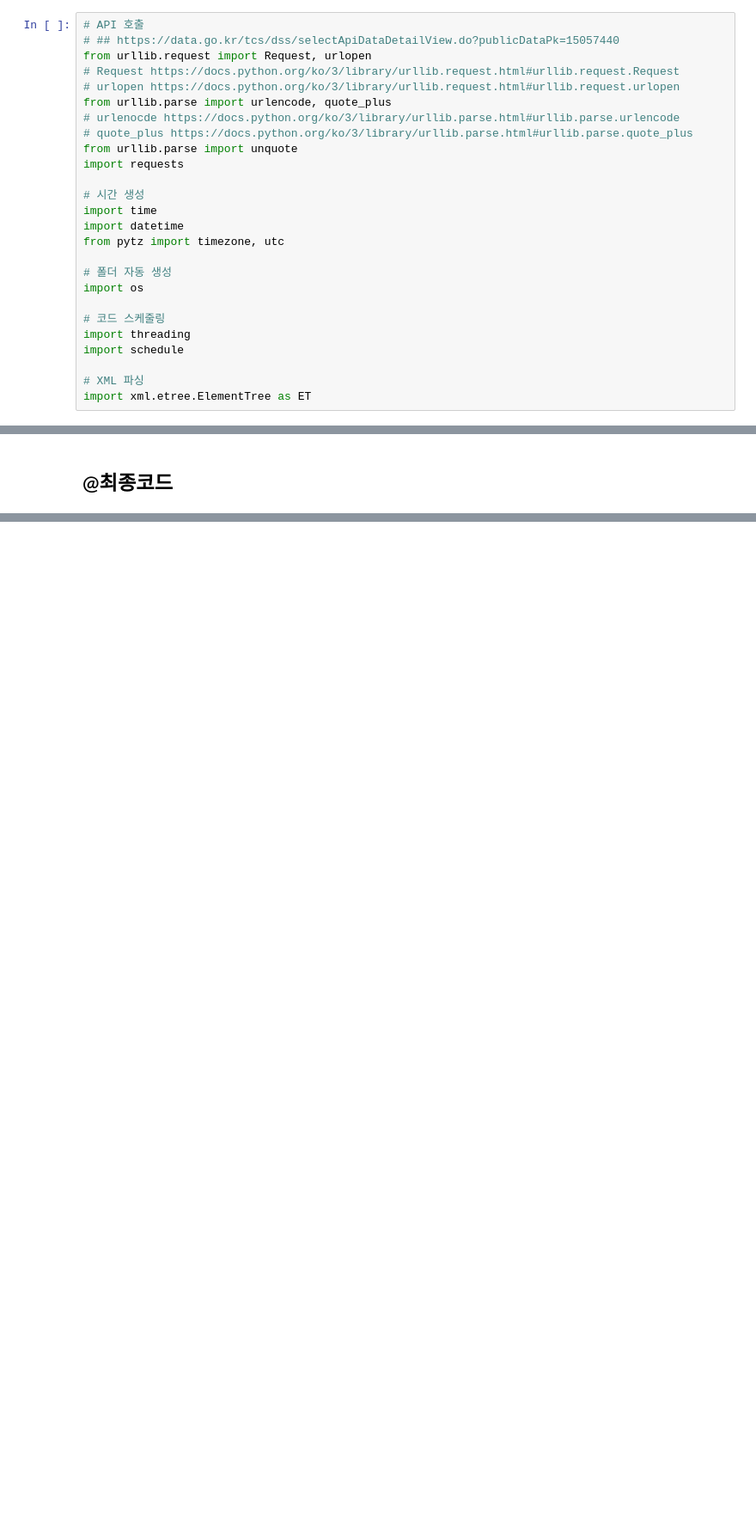
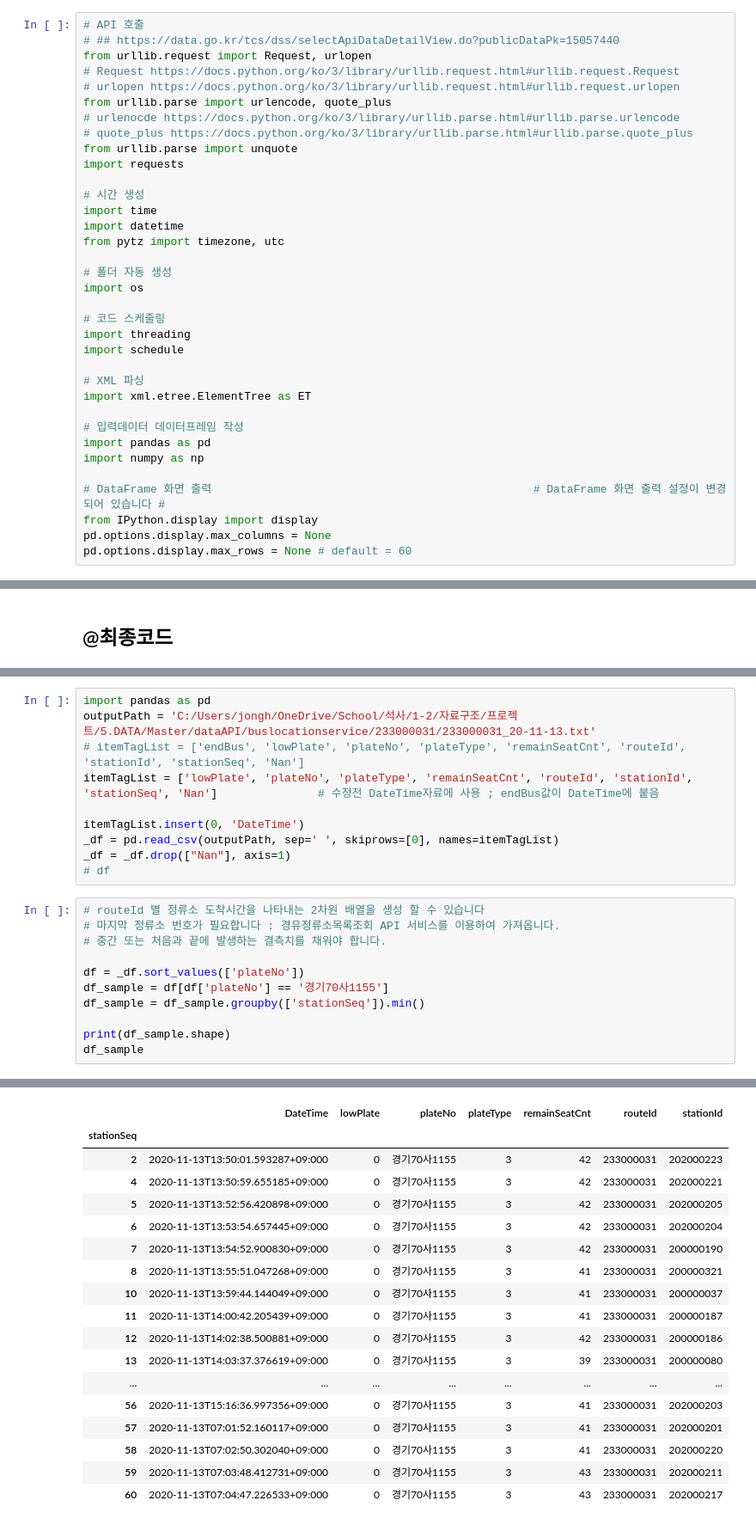
Before and after one commit to pilltong/Data-Structure-Project, a Jupyter notebook: BTTA_CallAPI.ipynb, the cells around one changed output, grey strips where cells are left out. Shown: that part at 86% size. Saved outputs shown, nothing was run; the diff lists cells and outputs as text; blank space fills up the shorter version.

```diff
--- a/BTTA_CallAPI.ipynb
+++ b/BTTA_CallAPI.ipynb
@@ -32,6 +32,15 @@ import schedule
 
 # XML 파싱
 import xml.etree.ElementTree as ET
+
+# 입력데이터 데이터프레임 작성
+import pandas as pd
+import numpy as np
+
+# DataFrame 화면 출력                                                # DataFrame 화면 출력 설정이 변경되어 있습니다 #
+from IPython.display import display
+pd.options.display.max_columns = None
+pd.options.display.max_rows = None # default = 60
 # %% [markdown]
 ## KEY unquote
 # %%
@@ -450,0 +426,22 @@ while True:
+# %%
+import pandas as pd
+outputPath = 'C:/Users/jongh/OneDrive/School/석사/1-2/자료구조/프로젝트/5.DATA/Master/dataAPI/buslocationservice/233000031/233000031_20-11-13.txt'
+# itemTagList = ['endBus', 'lowPlate', 'plateNo', 'plateType', 'remainSeatCnt', 'routeId', 'stationId', 'stationSeq', 'Nan']
+itemTagList = ['lowPlate', 'plateNo', 'plateType', 'remainSeatCnt', 'routeId', 'stationId', 'stationSeq', 'Nan']               # 수정전 DateTime자료에 사용 ; endBus값이 DateTime에 붙음
+
+itemTagList.insert(0, 'DateTime')
+_df = pd.read_csv(outputPath, sep=' ', skiprows=[0], names=itemTagList)
+_df = _df.drop(["Nan"], axis=1)
+# df
+# %%
+# routeId 별 정류소 도착시간을 나타내는 2차원 배열을 생성 할 수 있습니다
+# 마지막 정류소 번호가 필요합니다 : 경유정류소목록조회 API 서비스를 이용하여 가져옵니다.
+# 중간 또는 처음과 끝에 발생하는 결측치를 채워야 합니다.
+
+df = _df.sort_values(['plateNo'])
+df_sample = df[df['plateNo'] == '경기70사1155']
+df_sample = df_sample.groupby(['stationSeq']).min()
+
+print(df_sample.shape)
+df_sample
+# %% [output]
@@ -450,0 +449,18 @@ while True:
+|  | DateTime | lowPlate | plateNo | plateType | remainSeatCnt | routeId | stationId |
+| stationSeq |  |  |  |  |  |  |  |
+| 2 | 2020-11-13T13:50:01.593287+09:000 | 0 | 경기70사1155 | 3 | 42 | 233000031 | 202000223 |
+| 4 | 2020-11-13T13:50:59.655185+09:000 | 0 | 경기70사1155 | 3 | 42 | 233000031 | 202000221 |
+| 5 | 2020-11-13T13:52:56.420898+09:000 | 0 | 경기70사1155 | 3 | 42 | 233000031 | 202000205 |
+| 6 | 2020-11-13T13:53:54.657445+09:000 | 0 | 경기70사1155 | 3 | 42 | 233000031 | 202000204 |
+| 7 | 2020-11-13T13:54:52.900830+09:000 | 0 | 경기70사1155 | 3 | 42 | 233000031 | 200000190 |
+| 8 | 2020-11-13T13:55:51.047268+09:000 | 0 | 경기70사1155 | 3 | 41 | 233000031 | 200000321 |
+| 10 | 2020-11-13T13:59:44.144049+09:000 | 0 | 경기70사1155 | 3 | 41 | 233000031 | 200000037 |
+| 11 | 2020-11-13T14:00:42.205439+09:000 | 0 | 경기70사1155 | 3 | 41 | 233000031 | 200000187 |
+| 12 | 2020-11-13T14:02:38.500881+09:000 | 0 | 경기70사1155 | 3 | 42 | 233000031 | 200000186 |
+| 13 | 2020-11-13T14:03:37.376619+09:000 | 0 | 경기70사1155 | 3 | 39 | 233000031 | 200000080 |
+| ... | ... | ... | ... | ... | ... | ... | ... |
+| 56 | 2020-11-13T15:16:36.997356+09:000 | 0 | 경기70사1155 | 3 | 41 | 233000031 | 202000203 |
+| 57 | 2020-11-13T07:01:52.160117+09:000 | 0 | 경기70사1155 | 3 | 41 | 233000031 | 202000201 |
+| 58 | 2020-11-13T07:02:50.302040+09:000 | 0 | 경기70사1155 | 3 | 41 | 233000031 | 202000220 |
+| 59 | 2020-11-13T07:03:48.412731+09:000 | 0 | 경기70사1155 | 3 | 43 | 233000031 | 202000211 |
+| 60 | 2020-11-13T07:04:47.226533+09:000 | 0 | 경기70사1155 | 3 | 43 | 233000031 | 202000217 |
```
Also changed, not shown: parts of 9 cells of this notebook.
